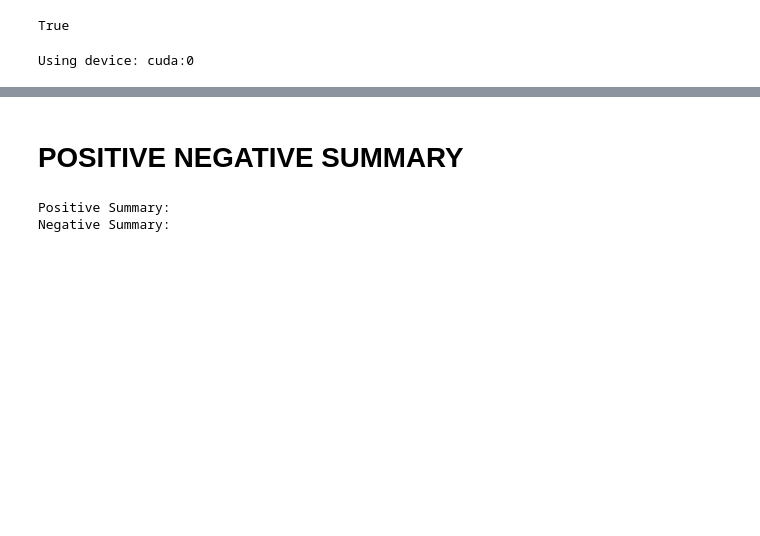
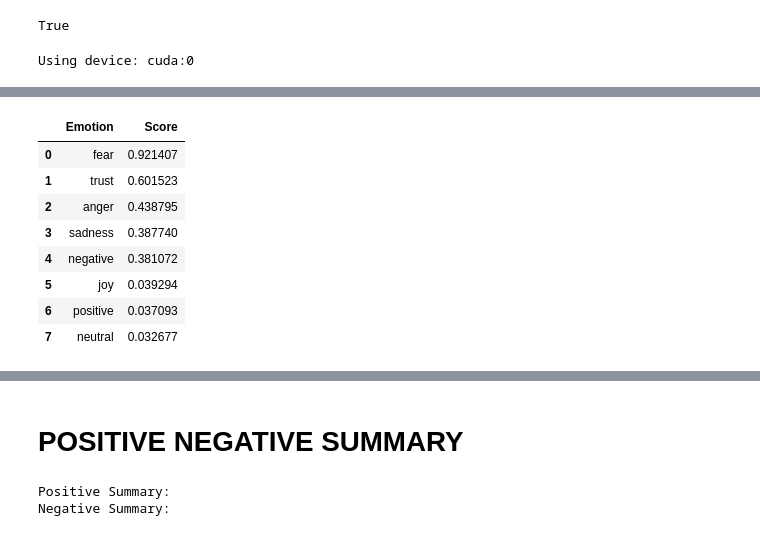
Before and after one commit to atulsharma2000/Summarization-Project, a Jupyter notebook: SummaryProject.ipynb, the cells around one changed output, grey strips where cells are left out. Saved outputs shown, nothing was run; the diff lists cells and outputs as text; code cells hidden in the pictures; blank space fills up the shorter version.

```diff
--- a/SummaryProject.ipynb
+++ b/SummaryProject.ipynb
@@ -373,0 +389,13 @@ str
+# %%
+df_sentiments = pd.DataFrame(sentiments.items(), columns=['Emotion', 'Score'])
+df_sentiments
+# %% [output]
+|  | Emotion | Score |
+| 0 | fear | 0.921407 |
+| 1 | trust | 0.601523 |
+| 2 | anger | 0.438795 |
+| 3 | sadness | 0.387740 |
+| 4 | negative | 0.381072 |
+| 5 | joy | 0.039294 |
+| 6 | positive | 0.037093 |
+| 7 | neutral | 0.032677 |
```
Also changed, not shown: parts of 7 cells of this notebook, 8 other files.
